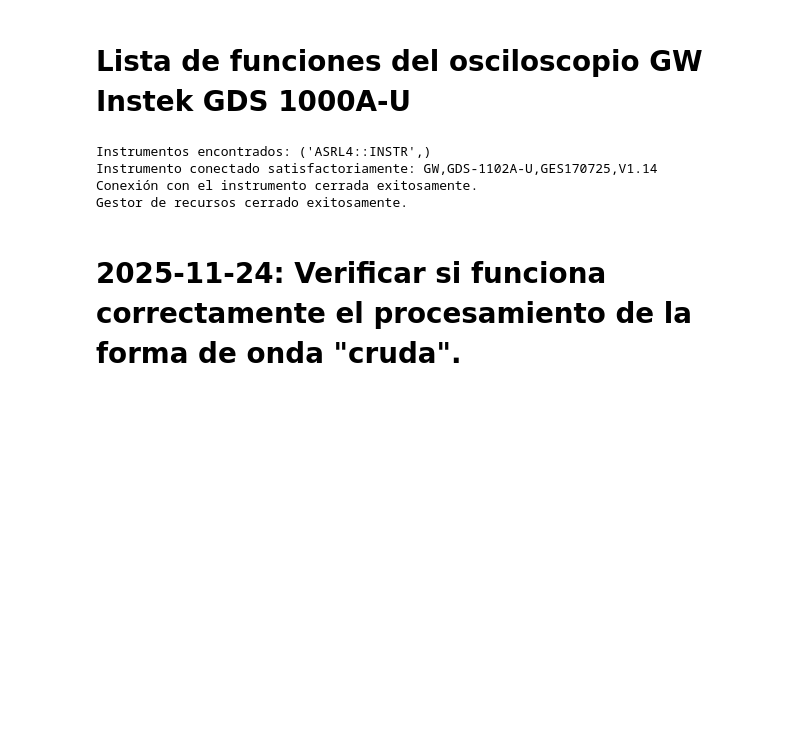
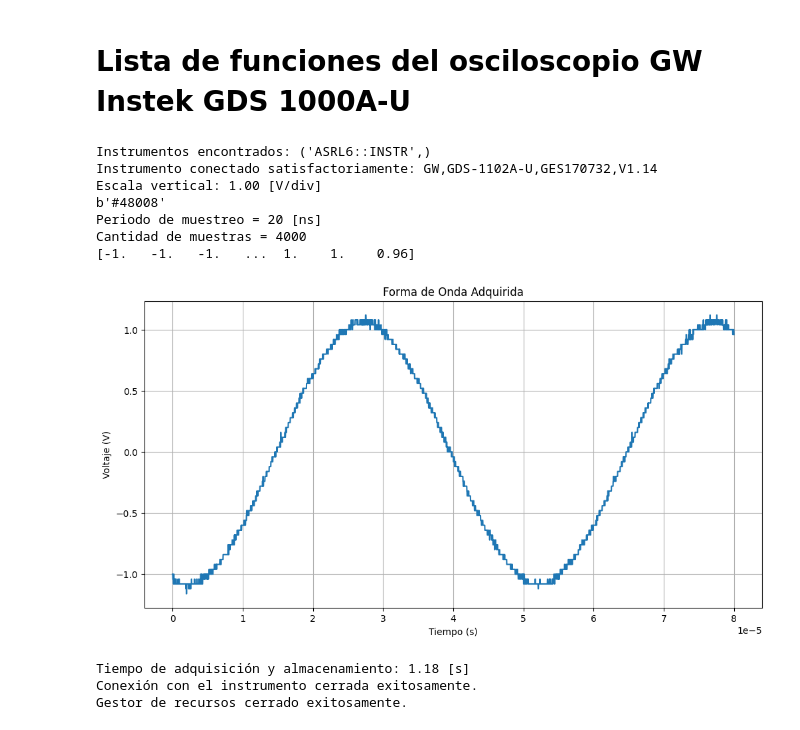
Before and after one commit to DamianTardon/Repositorio_PI, a Jupyter notebook: main/GWInstek_GDS1000AU.ipynb, the cells around one changed output. Cells and saved outputs as stored; diff of their text form; code cells hidden in the pictures; blank space fills up the shorter version.

Commit message:
Verificado: funciones de escalado de datos usando NumPy. Agregado: adquisición de datos de onda de 20 kHz.

```diff
--- a/main/GWInstek_GDS1000AU.ipynb
+++ b/main/GWInstek_GDS1000AU.ipynb
@@ -73,11 +73,10 @@ def unpack_waveform(inBuffer, headerlen, vdiv):
     #print(f'Periodo de muestreo = {dt} [s]')
     print(f'Periodo de muestreo = {dt*1e9:.0f} [ns]')
     waveform_raw = unpack('>%sh' % (int(len(inBuffer[headerlen + 8:]) / 2)), inBuffer[headerlen + 8:])
+    waveform_raw = np.array(waveform_raw)
     num = len(waveform_raw)
     print(f'Cantidad de muestras = {num}')
-    waveform = [0] * num
-    for i in range(num):
-        waveform[i] = waveform_raw[i] * vdiv / 25
+    waveform = waveform_raw * vdiv / 25.0
     return waveform, dt
 
 def default_settings():
@@ -532,9 +531,15 @@ def close_system():
 
 if __name__ == '__main__':
     resource_manager = init_system()
-    dso = init_instrument(resource_manager, 'ASRL4::INSTR')
+    dso = init_instrument(resource_manager, 'ASRL6::INSTR')
 
-
+    t0 = time.time()
+    wave_form, dt = get_block_data(1)
+    print(wave_form)
+    if wave_form is not None:
+        plot_waveform(wave_form, dt)
+    t1 = time.time()
+    print(f"Tiempo de adquisición y almacenamiento: {t1 - t0:.2f} [s]")
     '''
     set_single_trigger()
 
@@ -560,36 +565,41 @@ if __name__ == '__main__':
     set_adquire_mode(2)
 
     get_setting()
     default_settings()
 
     get_trigger_level()
     set_trigger_level(520e-3)
     get_trigger_coupling()
     set_trigger_coupling(1)
     get_trigger_mode()
     set_trigger_mode(1)
     get_trigger_nrej()
     set_trigger_nrej(1)
     get_trigger_reject()
     set_trigger_reject(1)
     get_trigger_slope()
     set_trigger_slope(0)
     get_trigger_state()
     get_triger_source()
     set_trigger_source(0)
     get_trigger_type()
     set_trigger_type(0)
 
     wave_form, dt = get_block_data(1)
     print(wave_form)
     if wave_form is not None:
         plot_waveform(wave_form, dt)
     '''
     close_system()
 # %% [output]
-Instrumentos encontrados: ('ASRL4::INSTR',)
-Instrumento conectado satisfactoriamente: GW,GDS-1102A-U,GES170725,V1.14
-Conexión con el instrumento cerrada exitosamente.
-Gestor de recursos cerrado exitosamente.
+Instrumentos encontrados: ('ASRL6::INSTR',)
+Instrumento conectado satisfactoriamente: GW,GDS-1102A-U,GES170732,V1.14
+Escala vertical: 1.00 [V/div]
+b'#48008'
+Periodo de muestreo = 20 [ns]
+Cantidad de muestras = 4000
+[-1.   -1.   -1.   ...  1.    1.    0.96]
+[figure, added]
+Tiempo de adquisición y almacenamiento: 1.18 [s]
+Conexión con el instrumento cerrada exitosamente.
+Gestor de recursos cerrado exitosamente.
-# %% [markdown]
-# 2025-11-24: Verificar si funciona correctamente el procesamiento de la forma de onda "cruda".
```
Also changed, not shown: parts of 1 cell of this notebook, 7 other files.
